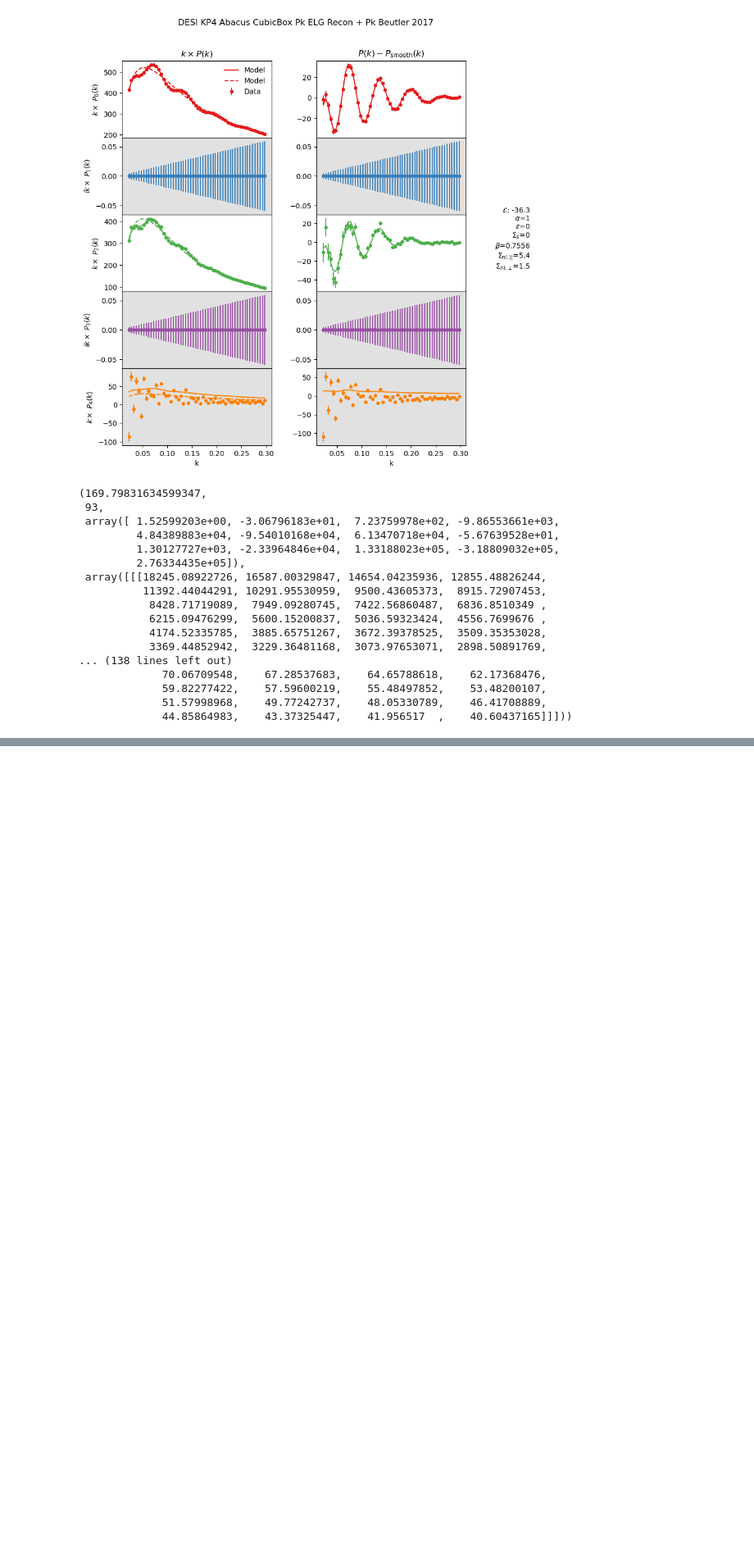
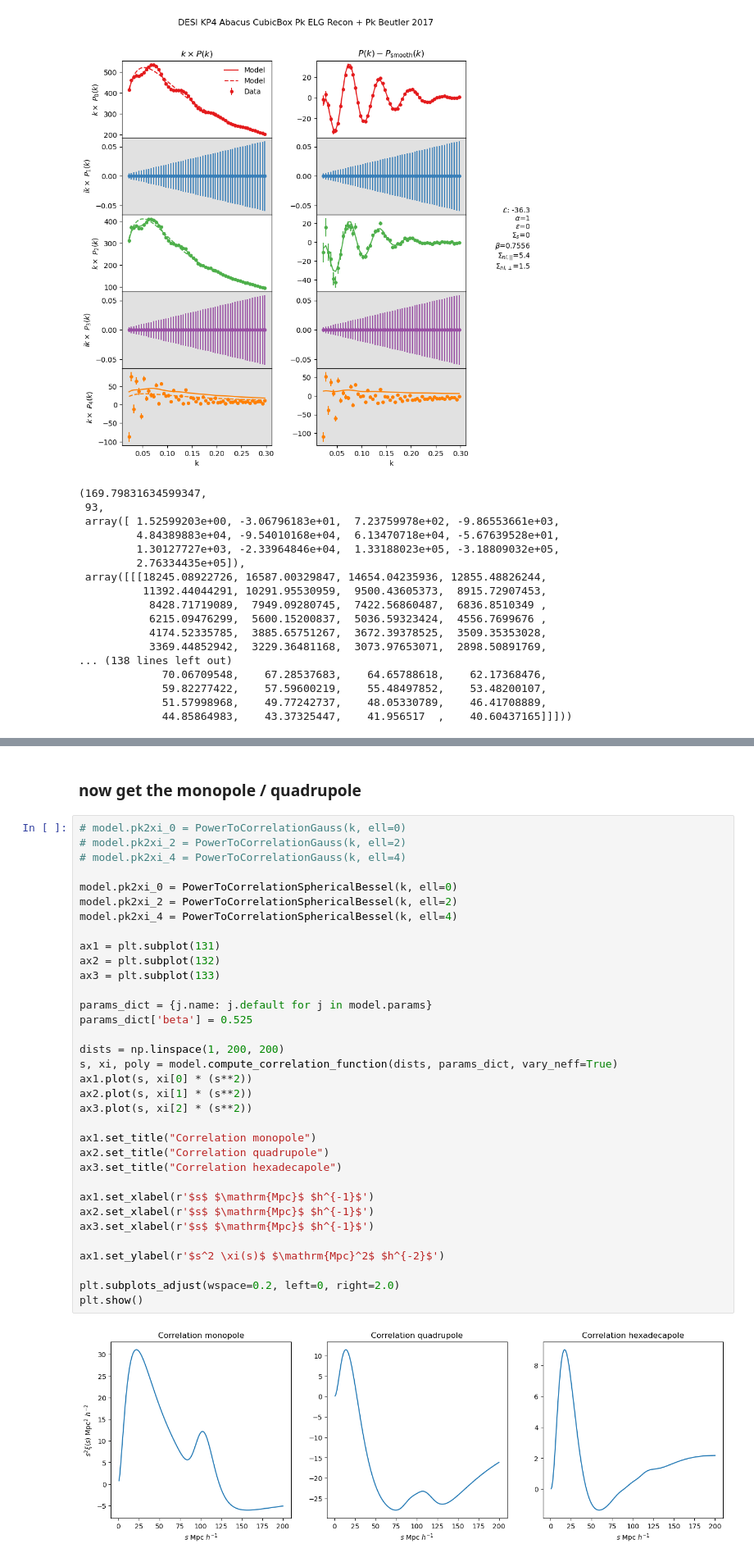
Before and after one commit to abbew25/Barry, a Jupyter notebook: cosmodesi_KP4ELG_examplecode_make_picklefiles/usingBarrysummary.ipynb, the cells around one changed output, grey strips where cells are left out. Shown at 82% size. Drawn from its saved outputs; the diff is of its cells as text; blank space fills up the shorter version.

```diff
--- a/cosmodesi_KP4ELG_examplecode_make_picklefiles/usingBarrysummary.ipynb
+++ b/cosmodesi_KP4ELG_examplecode_make_picklefiles/usingBarrysummary.ipynb
@@ -169,0 +226,38 @@ model.plot(params_dict)
+# %% [markdown]
+### now get the monopole / quadrupole
+# %%
+# model.pk2xi_0 = PowerToCorrelationGauss(k, ell=0)
+# model.pk2xi_2 = PowerToCorrelationGauss(k, ell=2)
+# model.pk2xi_4 = PowerToCorrelationGauss(k, ell=4)
+
+model.pk2xi_0 = PowerToCorrelationSphericalBessel(k, ell=0)
+model.pk2xi_2 = PowerToCorrelationSphericalBessel(k, ell=2)
+model.pk2xi_4 = PowerToCorrelationSphericalBessel(k, ell=4)
+
+ax1 = plt.subplot(131)
+ax2 = plt.subplot(132)
+ax3 = plt.subplot(133)
+
+params_dict = {j.name: j.default for j in model.params}
+params_dict['beta'] = 0.525
+
+dists = np.linspace(1, 200, 200)
+s, xi, poly = model.compute_correlation_function(dists, params_dict, vary_neff=True)
+ax1.plot(s, xi[0] * (s**2))
+ax2.plot(s, xi[1] * (s**2))
+ax3.plot(s, xi[2] * (s**2))
+
+ax1.set_title("Correlation monopole")
+ax2.set_title("Correlation quadrupole")
+ax3.set_title("Correlation hexadecapole")
+
+ax1.set_xlabel(r'$s$ $\mathrm{Mpc}$ $h^{-1}$')
+ax2.set_xlabel(r'$s$ $\mathrm{Mpc}$ $h^{-1}$')
+ax3.set_xlabel(r'$s$ $\mathrm{Mpc}$ $h^{-1}$')
+
+ax1.set_ylabel(r'$s^2 \xi(s)$ $\mathrm{Mpc}^2$ $h^{-2}$')
+
+plt.subplots_adjust(wspace=0.2, left=0, right=2.0)
+plt.show()
+# %% [output]
+[figure, added]
```
Also changed, not shown: parts of 4 cells of this notebook, 2 other files.
